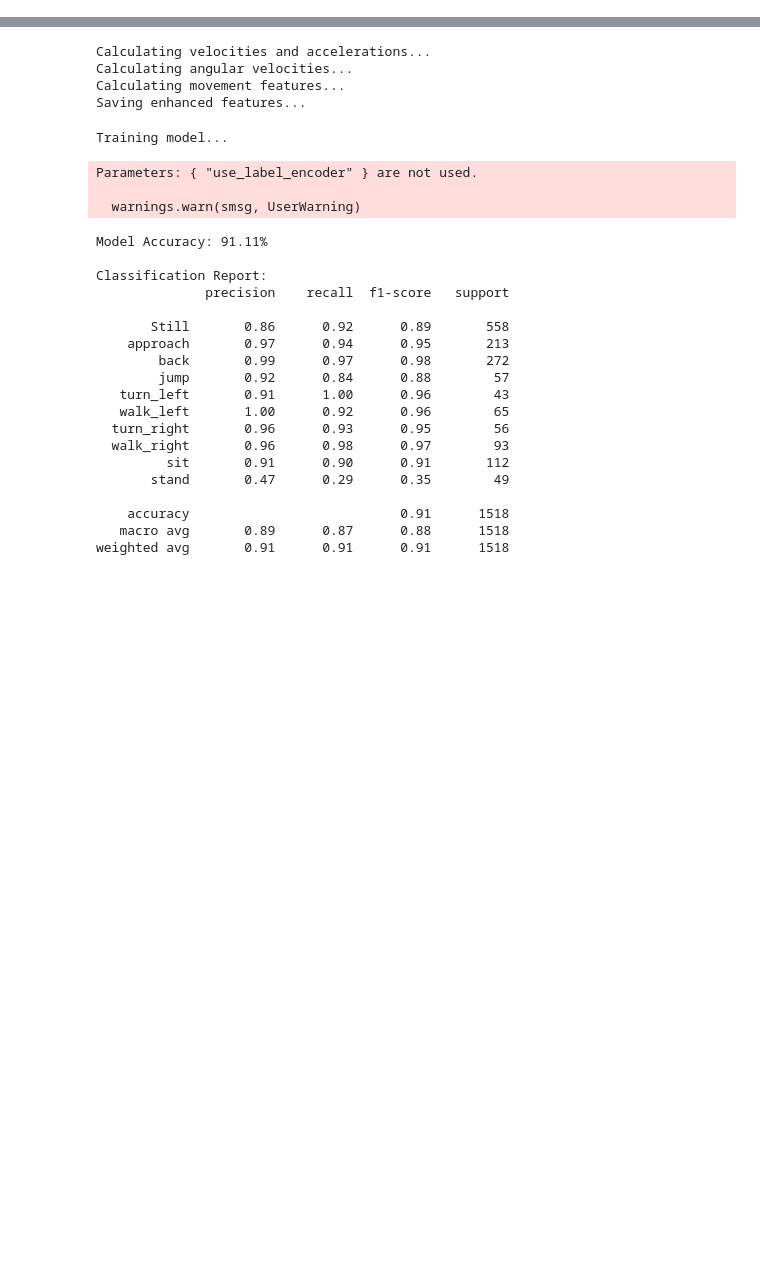
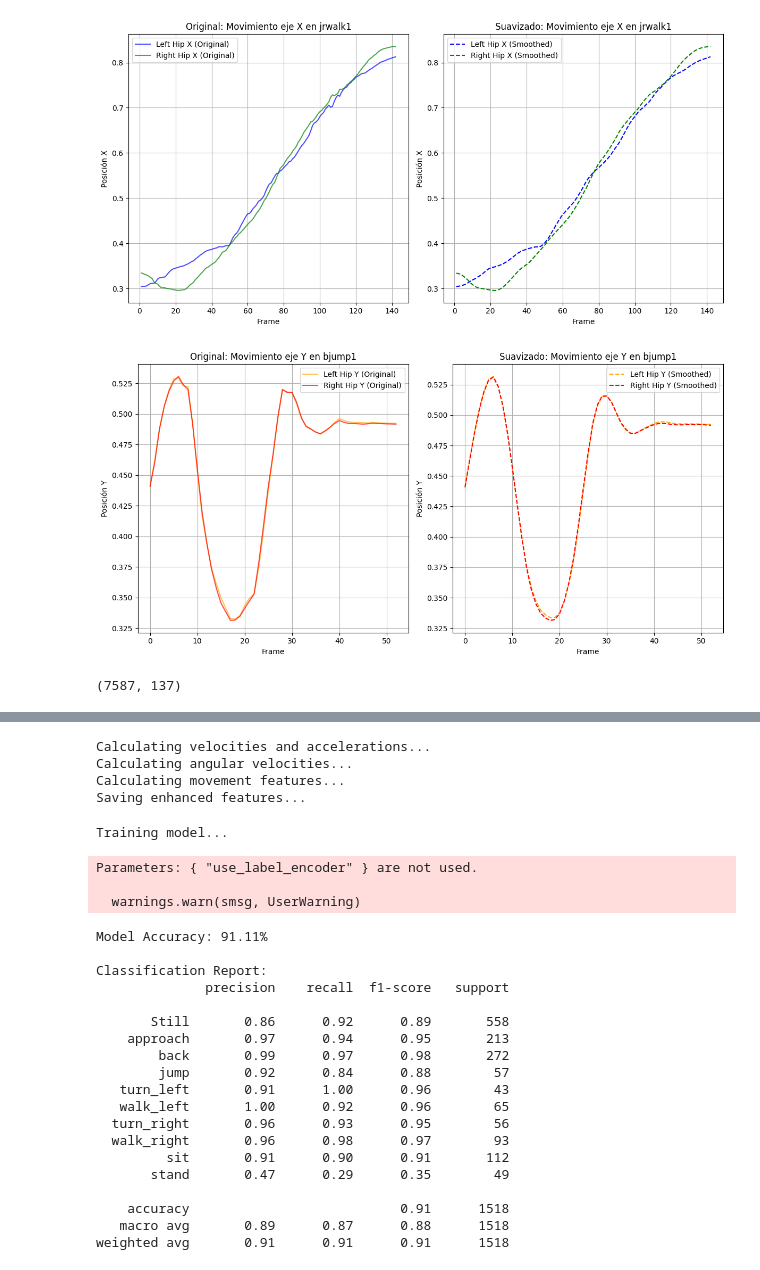
Before and after one commit to santiagobarrazas/AI-Project-BLM, a Jupyter notebook: motion_detector.ipynb, the cells around one changed output, grey strips where cells are left out. Saved outputs shown, nothing was run; the diff lists cells and outputs as text; code cells hidden in the pictures; blank space fills up the shorter version.

```diff
--- a/motion_detector.ipynb
+++ b/motion_detector.ipynb
@@ -66,3 +116,68 @@ for video_id in video_ids:
     # Reemplazar los datos filtrados y suavizados en los DataFrames finales
     filtered_dataset.loc[video_data.index, columns_to_filter] = filtered_data[columns_to_filter]
     smoothed_dataset.loc[video_data.index, columns_to_filter] = smoothed_data[columns_to_filter]
+# %%
+# Gráficas para jrwalk1: Movimiento en el eje X
+video_jrwalk1_original = df[df['videoid'] == 'jrwalk1']
+video_jrwalk1_smoothed = smoothed_dataset[smoothed_dataset['videoid'] == 'jrwalk1']
+
+plt.figure(figsize=(12, 6))
+
+# Original
+plt.subplot(1, 2, 1)
+plt.plot(video_jrwalk1_original['frame'], video_jrwalk1_original['LEFT_HIP_x'], label='Left Hip X (Original)', color='blue', alpha=0.7)
+plt.plot(video_jrwalk1_original['frame'], video_jrwalk1_original['RIGHT_HIP_x'], label='Right Hip X (Original)', color='green', alpha=0.7)
+plt.title('Original: Movimiento eje X en jrwalk1')
+plt.xlabel('Frame')
+plt.ylabel('Posición X')
+plt.legend()
+plt.grid(True)
+
+# Suavizado
+plt.subplot(1, 2, 2)
+plt.plot(video_jrwalk1_smoothed['frame'], video_jrwalk1_smoothed['LEFT_HIP_x'], label='Left Hip X (Smoothed)', color='blue', linestyle='--')
+plt.plot(video_jrwalk1_smoothed['frame'], video_jrwalk1_smoothed['RIGHT_HIP_x'], label='Right Hip X (Smoothed)', color='green', linestyle='--')
+plt.title('Suavizado: Movimiento eje X en jrwalk1')
+plt.xlabel('Frame')
+plt.ylabel('Posición X')
+plt.legend()
+plt.grid(True)
+
+plt.tight_layout()
+plt.show()
+
+# Gráficas para bjump1: Movimiento en el eje Y
+video_bjump1_original = df[df['videoid'] == 'bjump1']
+video_bjump1_smoothed = smoothed_dataset[smoothed_dataset['videoid'] == 'bjump1']
+
+plt.figure(figsize=(12, 6))
+
+# Original
+plt.subplot(1, 2, 1)
+plt.plot(video_bjump1_original['frame'], video_bjump1_original['LEFT_HIP_y'], label='Left Hip Y (Original)', color='orange', alpha=0.7)
+plt.plot(video_bjump1_original['frame'], video_bjump1_original['RIGHT_HIP_y'], label='Right Hip Y (Original)', color='red', alpha=0.7)
+plt.title('Original: Movimiento eje Y en bjump1')
+plt.xlabel('Frame')
+plt.ylabel('Posición Y')
+plt.legend()
+plt.grid(True)
+
+# Suavizado
+plt.subplot(1, 2, 2)
+plt.plot(video_bjump1_smoothed['frame'], video_bjump1_smoothed['LEFT_HIP_y'], label='Left Hip Y (Smoothed)', color='orange', linestyle='--')
+plt.plot(video_bjump1_smoothed['frame'], video_bjump1_smoothed['RIGHT_HIP_y'], label='Right Hip Y (Smoothed)', color='red', linestyle='--')
+plt.title('Suavizado: Movimiento eje Y en bjump1')
+plt.xlabel('Frame')
+plt.ylabel('Posición Y')
+plt.legend()
+plt.grid(True)
+
+plt.tight_layout()
+plt.show()
+# %% [output]
+[figure, added]
+[figure, added]
+# %%
+filtered_dataset.shape #Shape before dropping duplicates
+# %% [output]
+(7587, 137)
```
Also changed, not shown: parts of 15 cells of this notebook, 4 other files.
